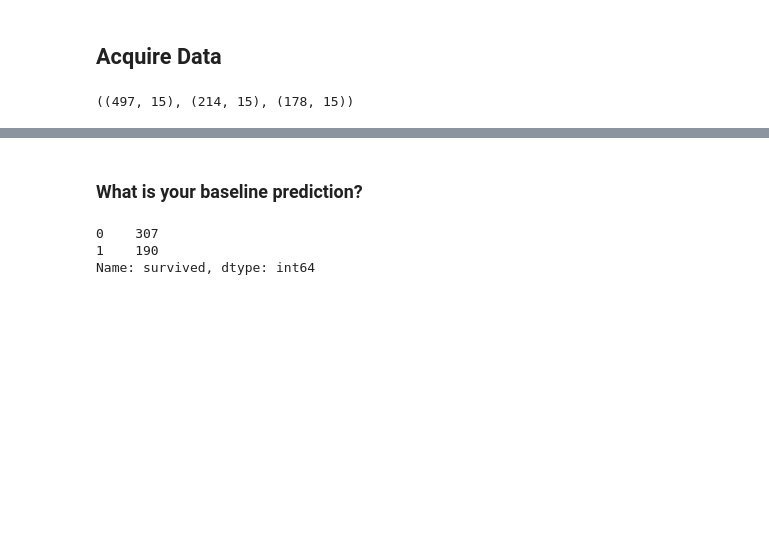
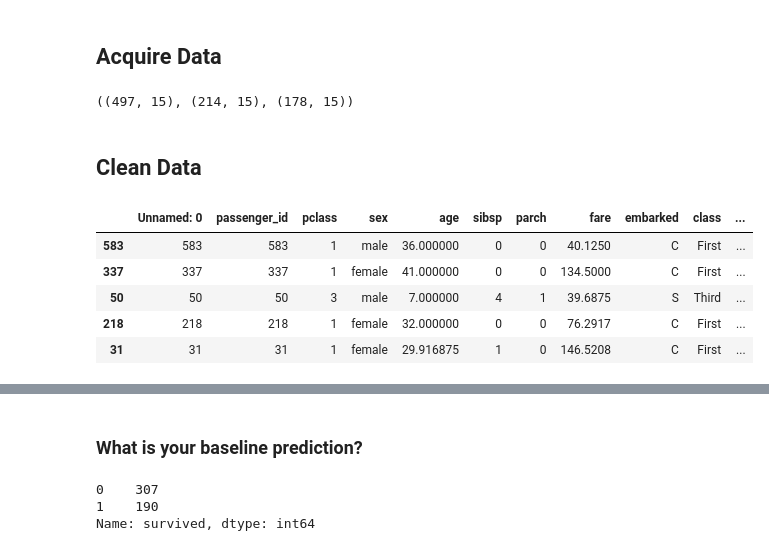
Before and after one commit to malachi-hale/classification-exercises, a Jupyter notebook: model.ipynb, the cells around one changed output, grey strips where cells are left out. Saved outputs shown, nothing was run; the diff lists cells and outputs as text; code cells hidden in the pictures; blank space fills up the shorter version.

```diff
--- a/model.ipynb
+++ b/model.ipynb
@@ -18,3 +18,14 @@ train.shape, validate.shape, test.shape
 X_train, y_train = train.drop(columns='survived'), train.survived
 X_validate, y_validate = validate.drop(columns='survived'), validate.survived
 X_test, y_test = test.drop(columns='survived'), test.survived
+# %% [markdown]
+## Clean Data
+# %%
+X_train.head()
+# %% [output]
+|  | Unnamed: 0 | passenger_id | pclass | sex | age | sibsp | parch | fare | embarked | class | ... |
+| 583 | 583 | 583 | 1 | male | 36.000000 | 0 | 0 | 40.1250 | C | First | ... |
+| 337 | 337 | 337 | 1 | female | 41.000000 | 0 | 0 | 134.5000 | C | First | ... |
+| 50 | 50 | 50 | 3 | male | 7.000000 | 4 | 1 | 39.6875 | S | Third | ... |
+| 218 | 218 | 218 | 1 | female | 32.000000 | 0 | 0 | 76.2917 | C | First | ... |
+| 31 | 31 | 31 | 1 | female | 29.916875 | 1 | 0 | 146.5208 | C | First | ... |
```
Also changed, not shown: parts of 101 cells of this notebook, 2 other files.
